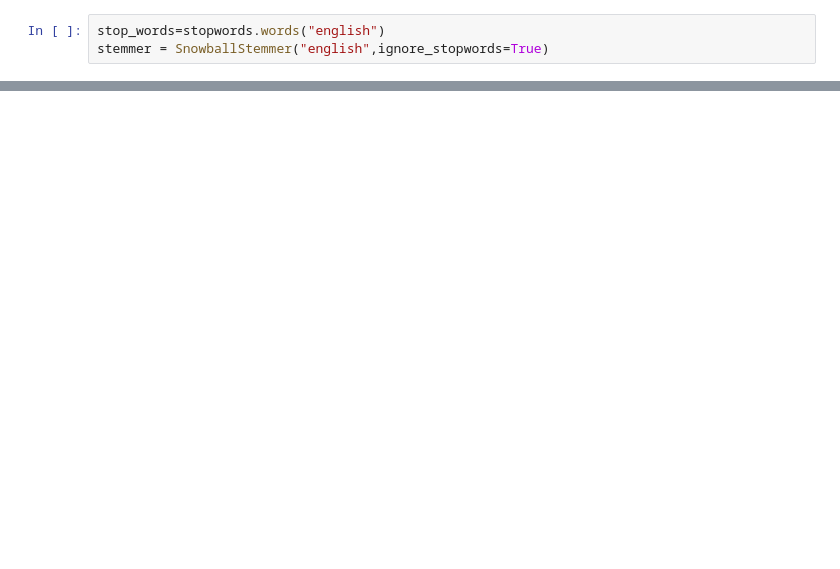
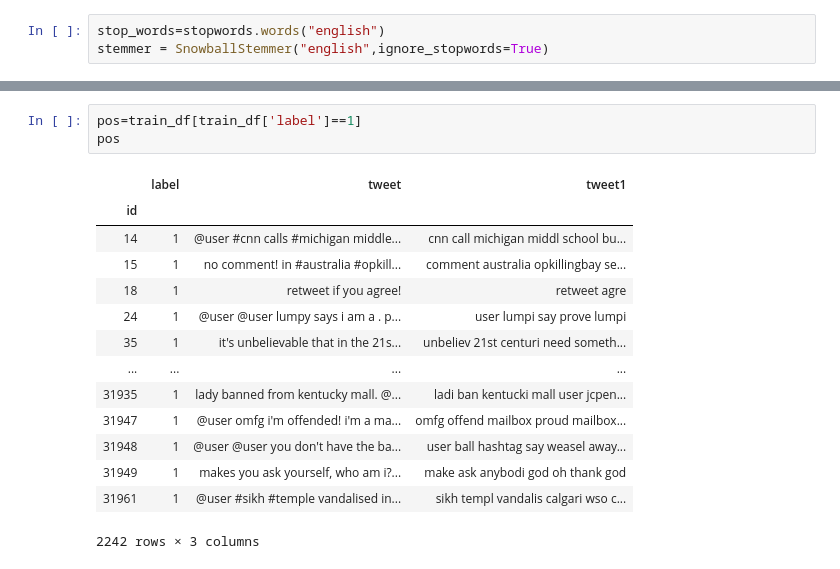
Before and after one commit to rishabh214/Hate-Speech-DetectorNLP, a Jupyter notebook: hatespeech.ipynb, the cells around one changed output, grey strips where cells are left out. Cells and saved outputs as stored; diff of their text form; blank space fills up the shorter version.

```diff
--- a/hatespeech.ipynb
+++ b/hatespeech.ipynb
@@ -35,0 +238,18 @@ def preprocess(text,stem= True):
+# %%
+pos=train_df[train_df['label']==1]
+pos
+# %% [output]
+|  | label | tweet | tweet1 |
+| id |  |  |  |
+| 14 | 1 | @user #cnn calls #michigan middle... | cnn call michigan middl school bu... |
+| 15 | 1 | no comment! in #australia #opkill... | comment australia opkillingbay se... |
+| 18 | 1 | retweet if you agree! | retweet agre |
+| 24 | 1 | @user @user lumpy says i am a . p... | user lumpi say prove lumpi |
+| 35 | 1 | it's unbelievable that in the 21s... | unbeliev 21st centuri need someth... |
+| ... | ... | ... | ... |
+| 31935 | 1 | lady banned from kentucky mall. @... | ladi ban kentucki mall user jcpen... |
+| 31947 | 1 | @user omfg i'm offended! i'm a ma... | omfg offend mailbox proud mailbox... |
+| 31948 | 1 | @user @user you don't have the ba... | user ball hashtag say weasel away... |
+| 31949 | 1 | makes you ask yourself, who am i?... | make ask anybodi god oh thank god |
+| 31961 | 1 | @user #sikh #temple vandalised in... | sikh templ vandalis calgari wso c... |
+2242 rows × 3 columns
```
Also changed, not shown: parts of 19 cells of this notebook.
